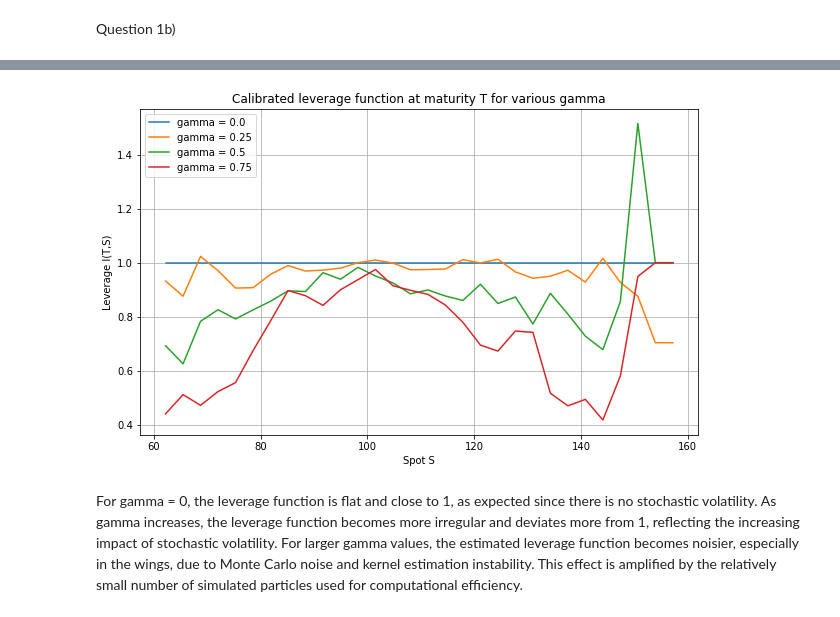
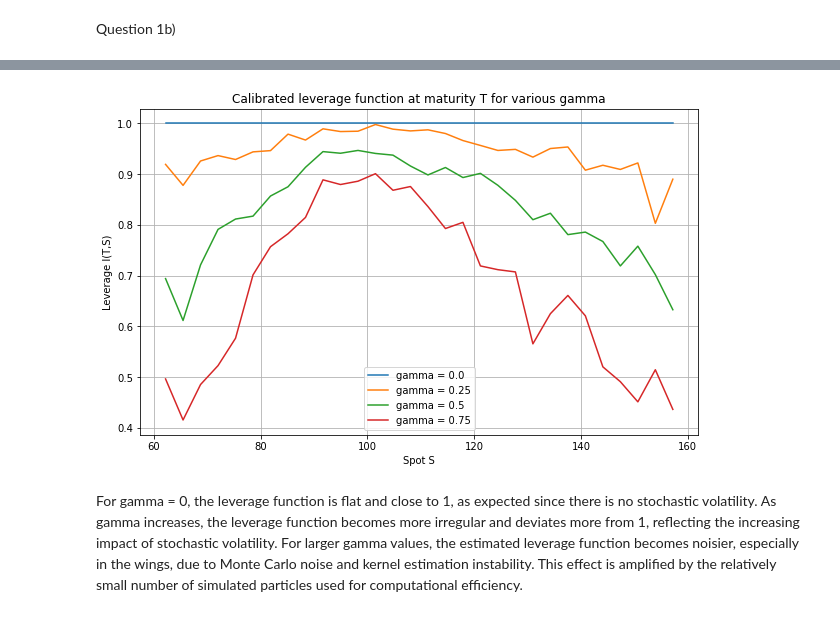
Before and after one commit to Julien-website/Stochastic_Loc_Vol_Project, a Jupyter notebook: ComputingAssignment - AdvancedCalibrationMethodsAndVixDerivatives.ipynb, the cells around one changed output, grey strips where cells are left out. Drawn from its saved outputs; the diff is of its cells as text; code cells hidden in the pictures.

```diff
--- a/ComputingAssignment - AdvancedCalibrationMethodsAndVixDerivatives.ipynb
+++ b/ComputingAssignment - AdvancedCalibrationMethodsAndVixDerivatives.ipynb
@@ -265,7 +278,7 @@ def calibrate_leverage(
     sigma0,
     rho,
     kappa,
-    N=1000,
+    N=NS,
     T=1
 ):
 
@@ -379,7 +392,7 @@ def simulate_terminal_spot(
     sigma0,
     rho,
     kappa,
-    N=1000,
+    N=NS,
     N2=10000,
     T=1
 ):
@@ -434,7 +447,7 @@ def impvd_volatility(
     sigma0,
     rho,
     kappa,
-    N=1000,
+    N=NS,
     N2=10000,
     T=1
 ):
@@ -533,7 +546,7 @@ l_values = calibrate_leverage(
     sigma0,
     rho,
     kappa,
-    N=1000,
+    N=NS,
     T=1
 )
 # %%
@@ -563,32 +576,32 @@ gamma = 0.75
 # %%
 gammas = [0.0, 0.25, 0.5, 0.75]
 
 plt.figure(figsize=(10, 6))
 
 for g in gammas:
     l_values = calibrate_leverage(
         g,
         t,
         grid,
         S0,
         Y0,
         sigma0,
         rho,
         kappa = 1,
-        N=1000,
+        N=NS,
         T=1
     )
 
     plt.plot(grid[-1], l_values[-1], label=f"gamma = {g}")
 
 plt.xlabel("Spot S")
 plt.ylabel("Leverage l(T,S)")
 plt.title("Calibrated leverage function at maturity T for various gamma")
 plt.legend()
 plt.grid(True)
 plt.show()
 # %% [output]
-[figure, old version]
+[figure, new version]
 # %% [markdown]
 For gamma = 0, the leverage function is flat and close to 1, as expected since there is no stochastic volatility.
 As gamma increases, the leverage function becomes more irregular and deviates more from 1, reflecting the increasing impact of stochastic volatility.
```
Also changed, not shown: parts of 37 cells of this notebook.
